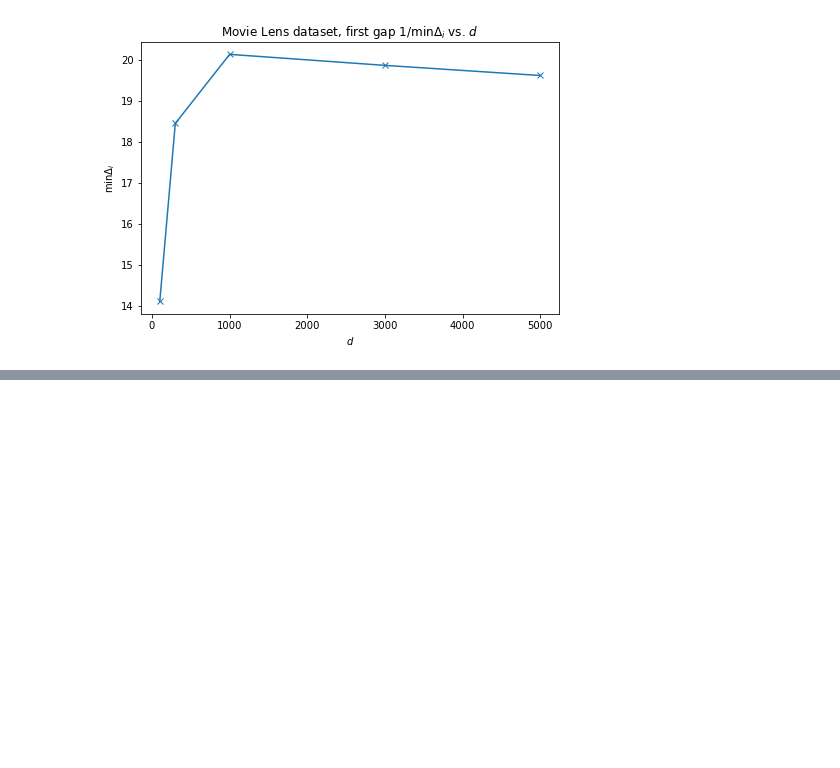
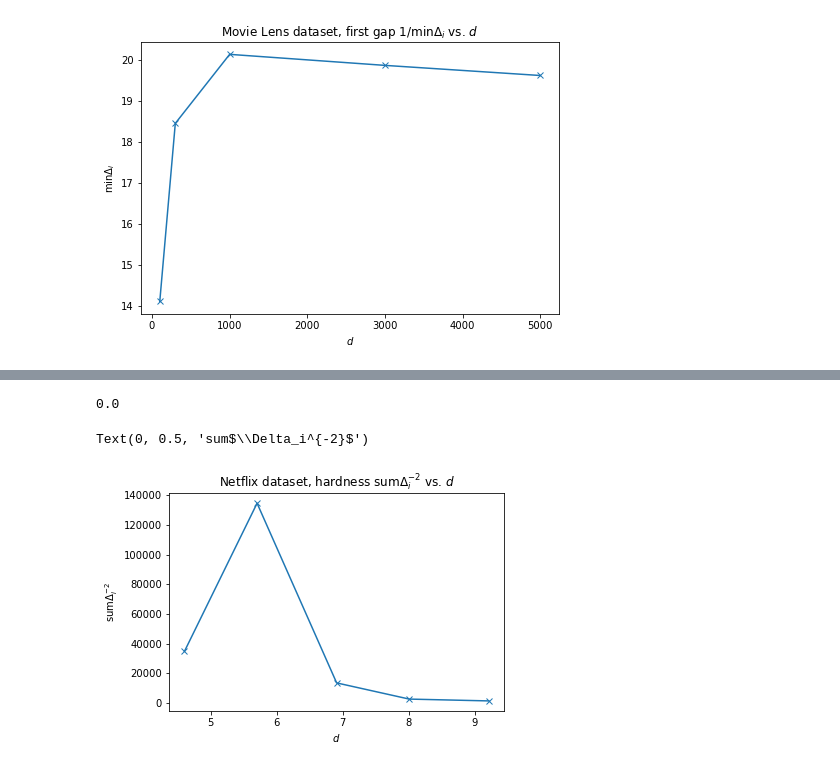
Before and after one commit to ThrunGroup/PIMABs, a Jupyter notebook: data/investigate_Deltas.ipynb, the cells around one changed output, grey strips where cells are left out. Drawn from its saved outputs; the diff is of its cells as text; code cells hidden in the pictures; blank space fills up the shorter version.

Commit message:
no dependence on d with SCALING_DELTA_REAL=0.98 on netflix

```diff
--- a/data/investigate_Deltas.ipynb
+++ b/data/investigate_Deltas.ipynb
@@ -60,3 +60,26 @@ plt.ylabel("min$\Delta_i$")
 # %% [output]
 Text(0, 0.5, 'min$\\Delta_i$')
 [figure]
+# %%
+rng = np.random.default_rng(1)
+X = get_data(data_type="NETFLIX", len_signal = 10**4)
+atoms = X[0]
+signals = X[1]
+ds = [100, 300, 1000, 3000, 10000]
+#ds = [100, 200, 400, 800, 1600, 3200, 5000, 6400, 8500, 10000]
+seeds = 100
+diffs = np.zeros((len(ds), seeds))
+for seed in range(seeds):
+    for d_idx,d in enumerate(ds):
+        subset_indices = rng.choice(10000, d, replace=False)
+        atoms_subset, signals_subset = atoms[:, subset_indices], signals[:, subset_indices]
+        inner_prods = atoms_subset @ signals_subset.T
+        max_ = inner_prods.max()
+        Delta_i = ((max_ - inner_prods)/d)
+        hardness = calculate_hardness(Delta_i)
+        print(hardness)
+        diffs[d_idx][seed] = hardness
+
+f = plt.figure()
+f.set_figwidth(7.5)
+f.set_figheight(5)
@@ -62,0 +105,5 @@ Text(0, 0.5, 'min$\\Delta_i$')
+# %%
+Delta_i.shape
+Delta_i.min()
+# %% [output]
+0.0
@@ -62,0 +112,10 @@ Text(0, 0.5, 'min$\\Delta_i$')
+# %%
+plt.plot(np.log(ds), diffs.mean(axis=1), marker='x')
+# plt.plot(np.log(ds), 1/np.sqrt(np.log(ds))/8, color='green')
+# plt.plot(np.log(ds), 1/np.log(ds)/3.5, color='orange')
+plt.title("Netflix dataset, hardness sum$\Delta_i^{-2}$ vs. $d$")
+plt.xlabel("$d$")
+plt.ylabel("sum$\Delta_i^{-2}$")
+# %% [output]
+Text(0, 0.5, 'sum$\\Delta_i^{-2}$')
+[figure, added]
```
Also changed, not shown: parts of 4 cells of this notebook, 8 other files.
